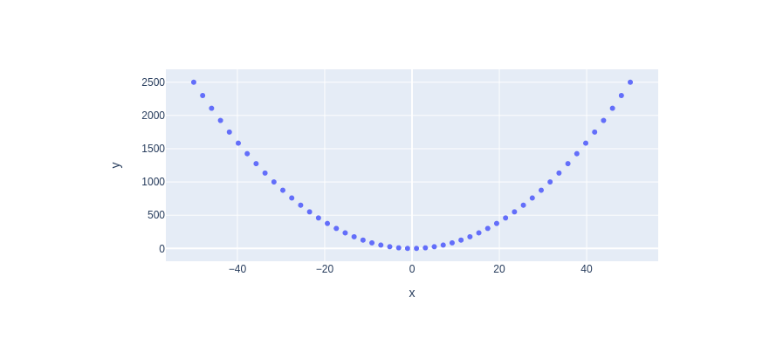
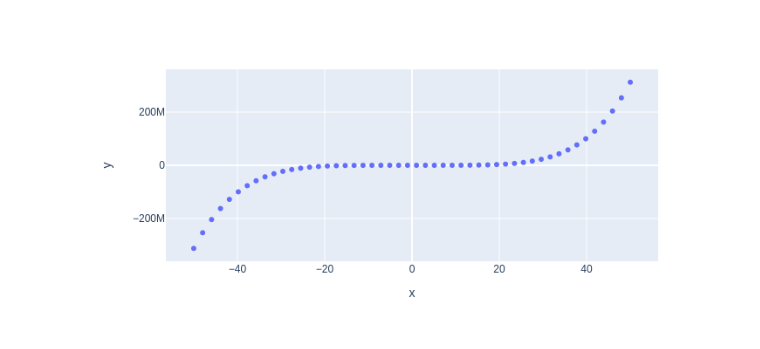
Before and after one commit to redhat-aaiche/my-notebooks-repo, a Jupyter notebook: experiment1.ipynb, the cells around one changed output. Drawn from its saved outputs; the diff is of its cells as text; code cells hidden in the pictures.

```diff
--- a/experiment1.ipynb
+++ b/experiment1.ipynb
@@ -6,7 +6,7 @@ import plotly.express as px
 x = np.linspace(start=-50, stop=50)
 
 # y-axis data points
-y = x ** 2
+y = x ** 5
 
 # define the plot
 fig = px.scatter(x=x, y=y)
@@ -17 +16 @@ fig.show()
-[figure, old version]
+[figure, new version]
```
Also changed, not shown: parts of 1 cell of this notebook.
